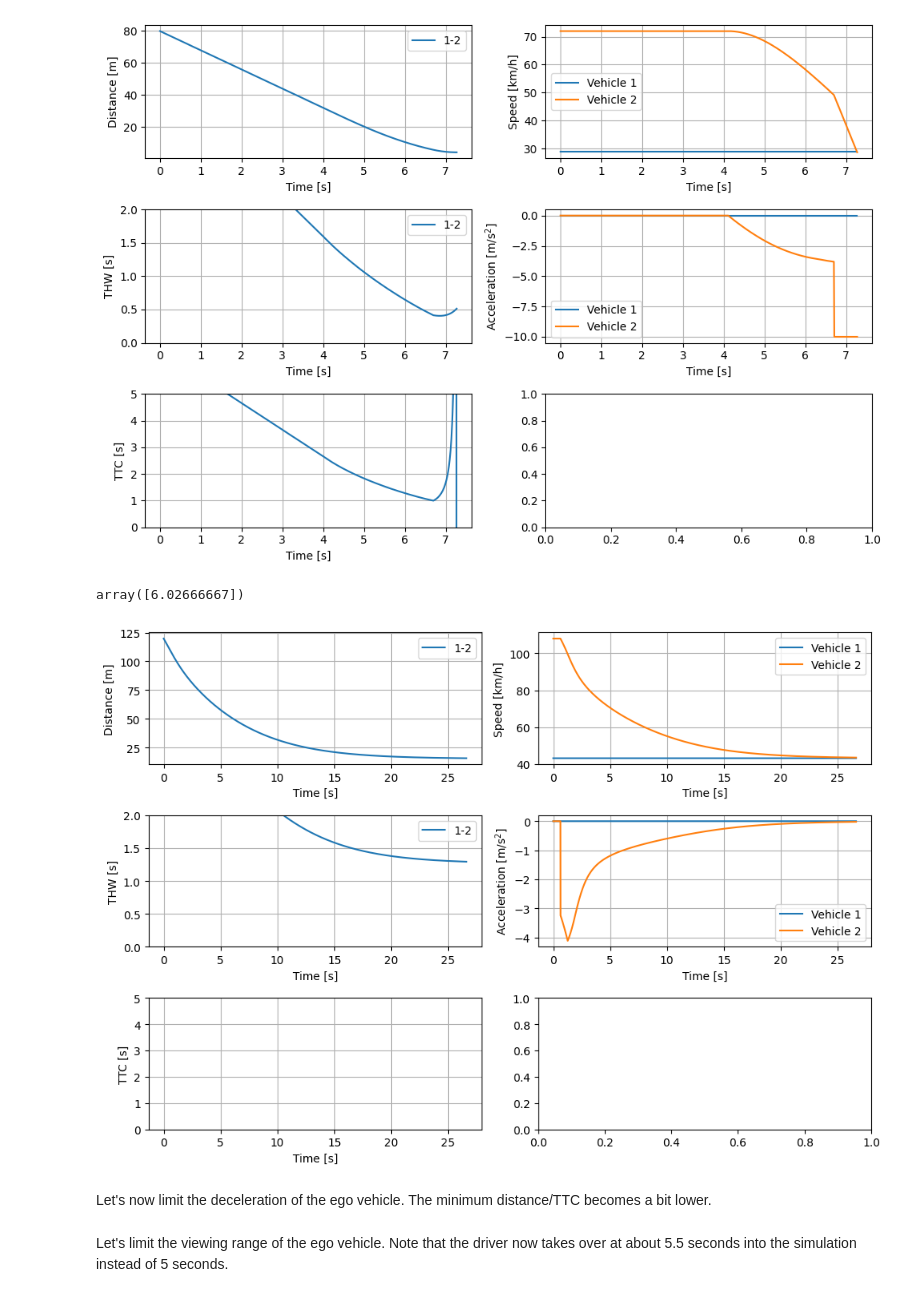
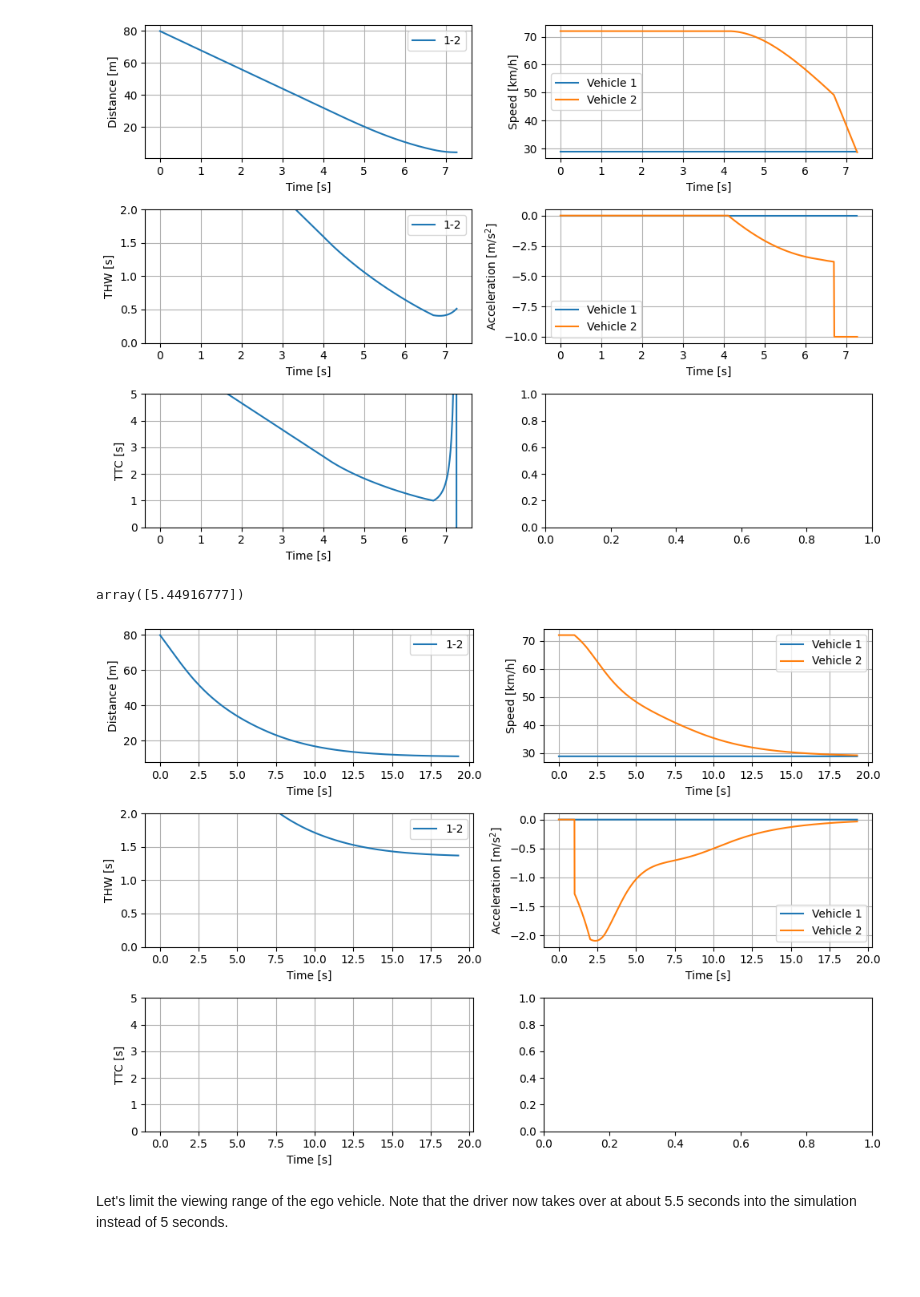
Before and after one commit to juittenbogaard/ScenarioRiskQuantification, a Jupyter notebook: approaching_slower_vehicle.ipynb, the cells around one changed output. Saved outputs shown, nothing was run; the diff lists cells and outputs as text; code cells hidden in the pictures; blank space fills up the shorter version.

```diff
--- a/approaching_slower_vehicle.ipynb
+++ b/approaching_slower_vehicle.ipynb
@@ -20,7 +20,7 @@ Below, two simulations are performed. One in which the ego vehicle is controlled
 simulator_accaeb = SimulationApproaching(followers=[ACCAEB()], followers_parameters=[accaeb_approaching_pars],
                                       min_simulation_time=5)
 
-simulator_idm = SimulationApproaching(followers=[IDMPlus()],
+simulator_idmplus = SimulationApproaching(followers=[IDMPlus()],
                                          followers_parameters=[idm_approaching_pars],
                                          min_simulation_time=5)
 # %%
@@ -30,9 +30,7 @@ array([0.99976078])
 [figure]
 # %%
 
-simulator_idm.simulation(dict(vego=30, ratio_vtar_vego=0.4), plot=True)
+simulator_idmplus.simulation(dict(vego=20, ratio_vtar_vego=0.4), plot=True)
 # %% [output]
-array([6.02666667])
+array([5.44916777])
-[figure, old version]
+[figure, new version]
-# %% [markdown]
-Let's now limit the deceleration of the ego vehicle. The minimum distance/TTC becomes a bit lower.
```
Also changed, not shown: parts of 10 cells of this notebook, 1 other file.
